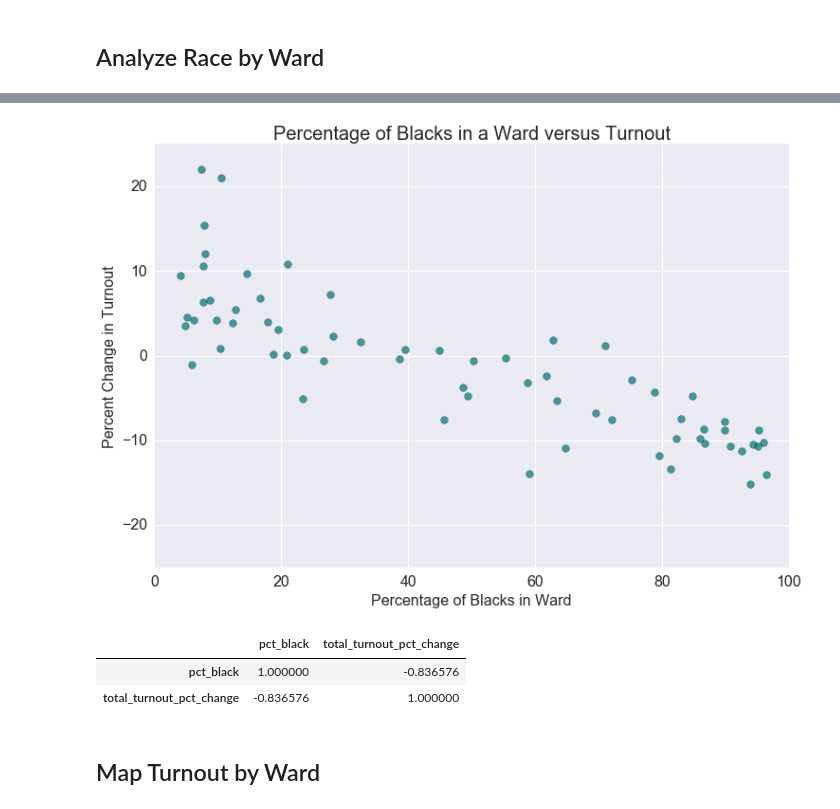
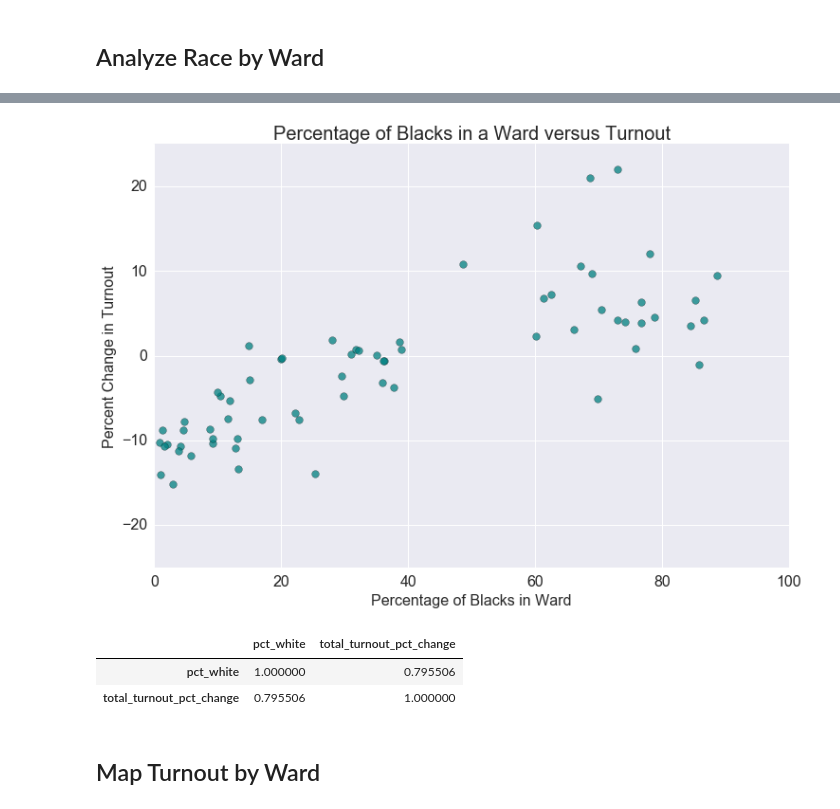
Before and after one commit to BuzzFeedNews/2016-11-philadelphia-turnout, a Jupyter notebook: notebooks/philadelphia-map-and-analysis.ipynb, the cells around one changed output, grey strips where cells are left out. Cells and saved outputs as stored; diff of their text form; code cells hidden in the pictures.

```diff
--- a/notebooks/philadelphia-map-and-analysis.ipynb
+++ b/notebooks/philadelphia-map-and-analysis.ipynb
@@ -123,22 +123,22 @@ race_by_ward.head(3)
 # %%
 voting_with_race = votes_2012_vs_2016.set_index("ward_str").join(race_by_ward)
 # %%
-ax = voting_with_race.plot(kind="scatter", x="pct_black", y="total_turnout_pct_change",
+ax = voting_with_race.plot(kind="scatter", x="pct_white", y="total_turnout_pct_change",
                            figsize=[12,8], s=60, fontsize=16, c="teal", edgecolors="black", alpha=0.75)
 ax.set_title("Percentage of Blacks in a Ward versus Turnout", fontsize=20)
 ax.set_xlim([0,100])
 ax.set_ylim([-25,25])
 ax.set_ylabel("Percent Change in Turnout", fontsize=16)
 ax.set_xlabel("Percentage of Blacks in Ward", fontsize=16)
 pass
 # %% [output]
-[figure, old version]
+[figure, new version]
 # %%
-voting_with_race[["pct_black", "total_turnout_pct_change"]].corr()
+voting_with_race[["pct_white", "total_turnout_pct_change"]].corr()
 # %% [output]
-|  | pct_black | total_turnout_pct_change |
-| pct_black | 1.000000 | -0.836576 |
-| total_turnout_pct_change | -0.836576 | 1.000000 |
+|  | pct_white | total_turnout_pct_change |
+| pct_white | 1.000000 | 0.795506 |
+| total_turnout_pct_change | 0.795506 | 1.000000 |
 # %% [markdown]
 ## Map Turnout by Ward
 # %%
```
Also changed, not shown: 1 other file.
